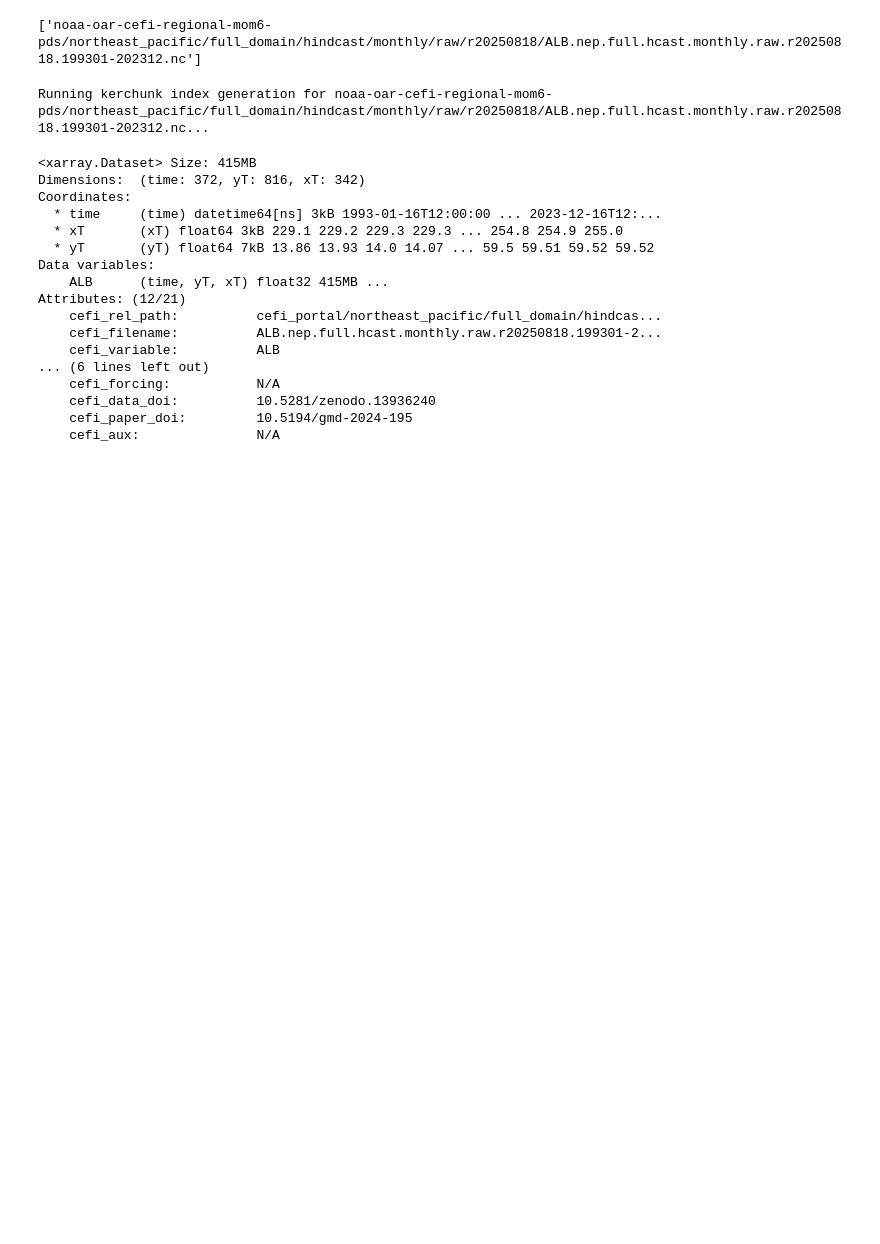
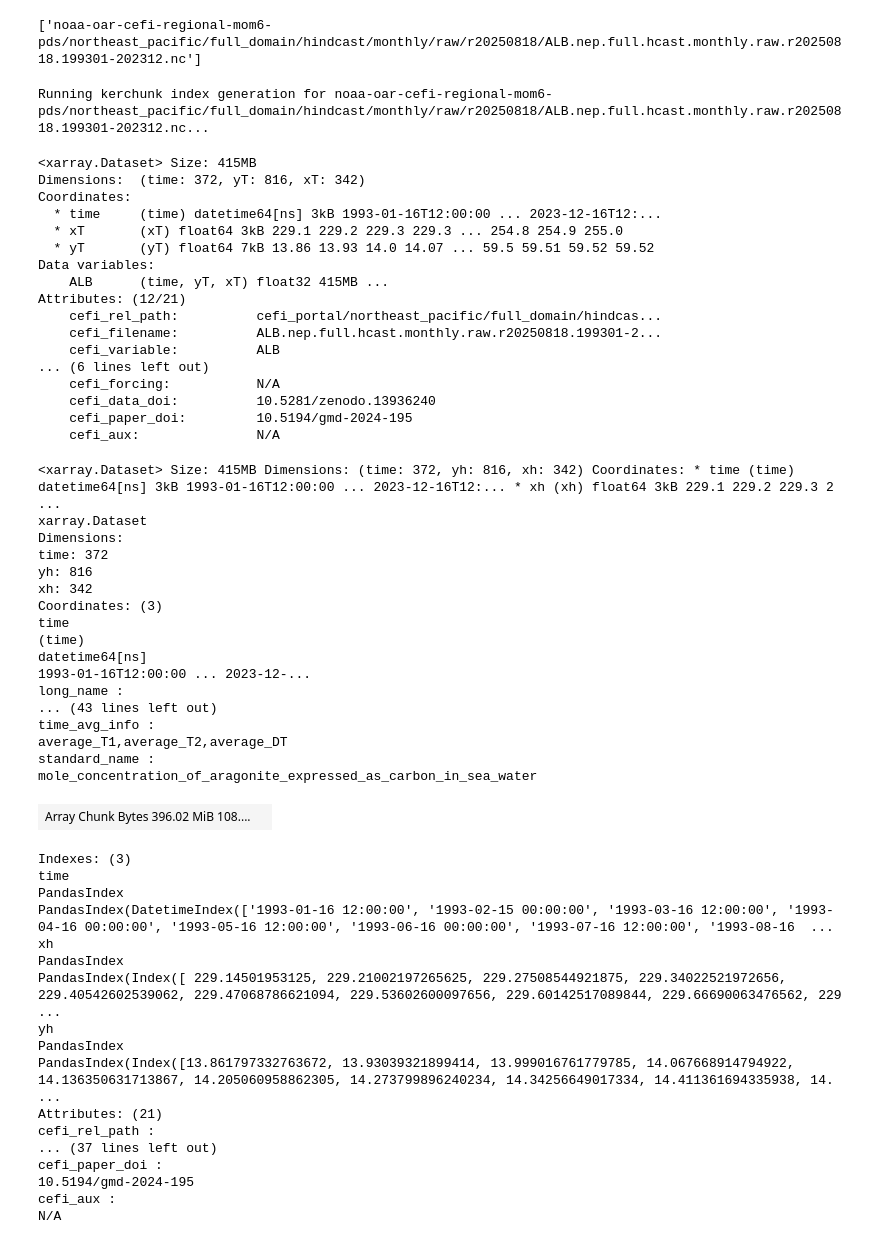
Before and after one commit to NOAA-CEFI-Portal/cefi-cloud-transfer, a Jupyter notebook: aws/kerchunk/test_kerchunk_local.ipynb, the cells around one changed output. Cells and saved outputs as stored; diff of their text form; code cells hidden in the pictures; blank space fills up the shorter version.

Commit message:
test s3 json access

```diff
--- a/aws/kerchunk/test_kerchunk_local.ipynb
+++ b/aws/kerchunk/test_kerchunk_local.ipynb
@@ -102,3 +102,58 @@ Attributes: (12/21)
     cefi_data_doi:          10.5281/zenodo.13936240
     cefi_paper_doi:         10.5194/gmd-2024-195
     cefi_aux:               N/A
+# %%
+import xarray as xr
+
+s3_storage_options = {
+    "remote_options": {"anon": True},
+    "remote_protocol": "s3",
+    "target_options": {"anon": True},
+    "target_protocol": "s3",
+}
+
+json_file = 's3://noaa-oar-cefi-regional-mom6-pds/northeast_pacific/full_domain/hindcast/monthly/raw/r20250818/aragos.nep.full.hcast.monthly.raw.r20250818.199301-202312.json'
+
+ds_test = xr.open_dataset(
+    json_file,
+    engine="kerchunk",
+    chunks="auto",
+    storage_options=s3_storage_options
+)
+ds_test
+# %% [output]
+<xarray.Dataset> Size: 415MB Dimensions: (time: 372, yh: 816, xh: 342) Coordinates: * time (time) datetime64[ns] 3kB 1993-01-16T12:00:00 ... 2023-12-16T12:... * xh (xh) float64 3kB 229.1 229.2 229.3 2 ...
+xarray.Dataset
+Dimensions:
+time: 372
+yh: 816
+xh: 342
+Coordinates: (3)
+time
+(time)
+datetime64[ns]
+1993-01-16T12:00:00 ... 2023-12-...
+long_name :
+... (43 lines left out)
+time_avg_info :
+average_T1,average_T2,average_DT
+standard_name :
+mole_concentration_of_aragonite_expressed_as_carbon_in_sea_water
+| Array Chunk Bytes 396.02 MiB 108.... |  |
+Indexes: (3)
+time
+PandasIndex
+PandasIndex(DatetimeIndex(['1993-01-16 12:00:00', '1993-02-15 00:00:00', '1993-03-16 12:00:00', '1993-04-16 00:00:00', '1993-05-16 12:00:00', '1993-06-16 00:00:00', '1993-07-16 12:00:00', '1993-08-16  ...
+xh
+PandasIndex
+PandasIndex(Index([ 229.14501953125, 229.21002197265625, 229.27508544921875, 229.34022521972656, 229.40542602539062, 229.47068786621094, 229.53602600097656, 229.60142517089844, 229.66690063476562, 229 ...
+yh
+PandasIndex
+PandasIndex(Index([13.861797332763672, 13.93039321899414, 13.999016761779785, 14.067668914794922, 14.136350631713867, 14.205060958862305, 14.273799896240234, 14.34256649017334, 14.411361694335938, 14. ...
+Attributes: (21)
+cefi_rel_path :
+... (37 lines left out)
+cefi_paper_doi :
+10.5194/gmd-2024-195
+cefi_aux :
+N/A
```
Also changed, not shown: parts of 1 cell of this notebook.
